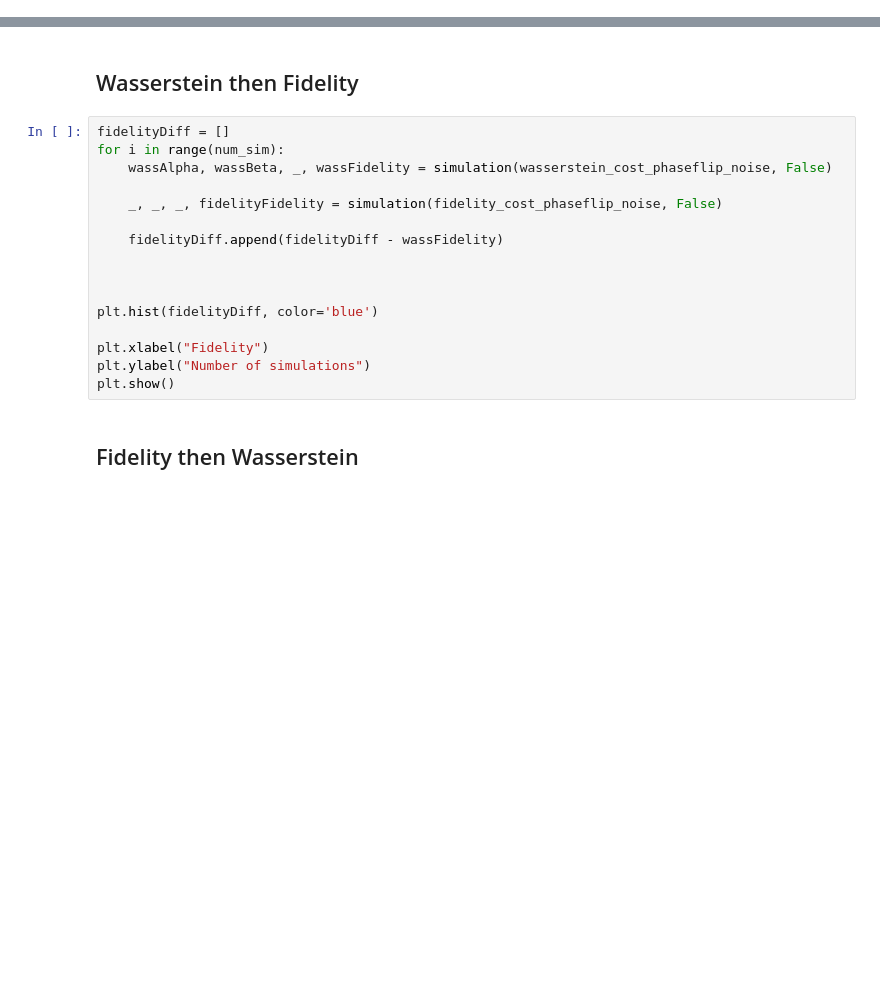
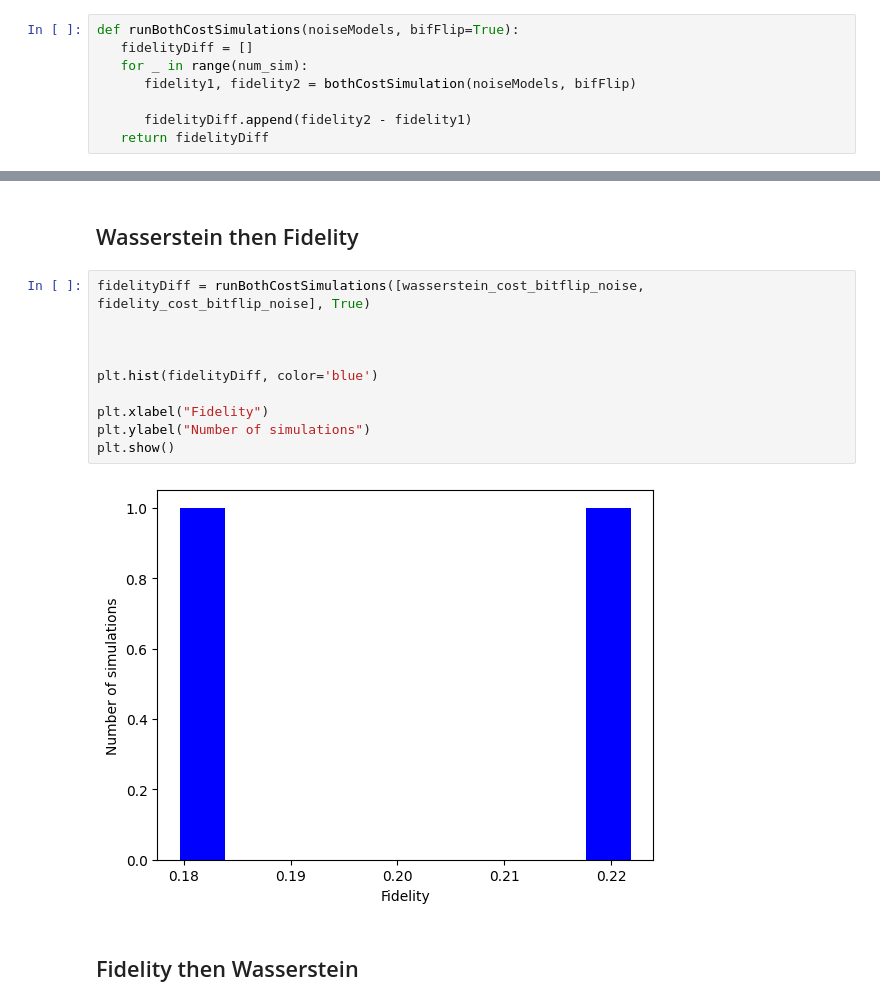
Before and after one commit to mattyen07/CPEN400Q-FinalProject, a Jupyter notebook: qec.ipynb, the cells around one changed output, grey strips where cells are left out. Saved outputs shown, nothing was run; the diff lists cells and outputs as text; blank space fills up the shorter version.

```diff
--- a/qec.ipynb
+++ b/qec.ipynb
@@ -385,6 +451,14 @@ def runSimulations(cost_and_noise_model, bitFlip=True):
         totalFidelity.append(fidelity)
 
     return totalIterations, totalFidelity
+# %%
+def runBothCostSimulations(noiseModels, bifFlip=True):
+   fidelityDiff = []
+   for _ in range(num_sim):
+      fidelity1, fidelity2 = bothCostSimulation(noiseModels, bifFlip)
+
+      fidelityDiff.append(fidelity2 - fidelity1)
+   return fidelityDiff
 # %% [markdown]
 ## Bitflip results
 # %%
@@ -505,21 +562,17 @@ fidelity
 # %% [markdown]
 ## Wasserstein then Fidelity
 # %%
-fidelityDiff = []
-for i in range(num_sim):
-    wassAlpha, wassBeta, _, wassFidelity = simulation(wasserstein_cost_phaseflip_noise, False)
-
-    _, _, _, fidelityFidelity = simulation(fidelity_cost_phaseflip_noise, False)
-
-    fidelityDiff.append(fidelityDiff - wassFidelity)
+fidelityDiff = runBothCostSimulations([wasserstein_cost_bitflip_noise, fidelity_cost_bitflip_noise], True)
 
 
 
 plt.hist(fidelityDiff, color='blue')
 
 plt.xlabel("Fidelity")
 plt.ylabel("Number of simulations")
 plt.show()
+# %% [output]
+[figure, added]
 # %% [markdown]
 ## Fidelity then Wasserstein
 # %%
```
Also changed, not shown: parts of 15 cells of this notebook.
